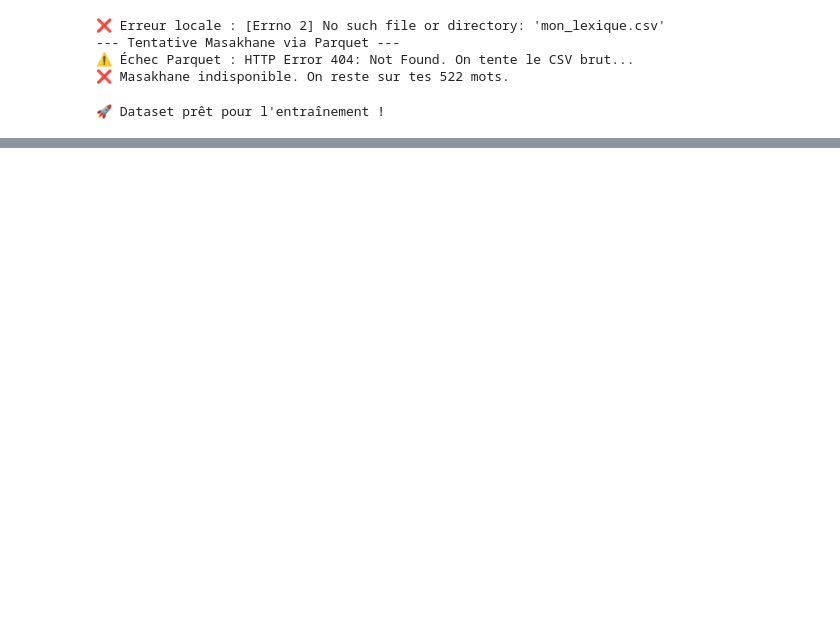
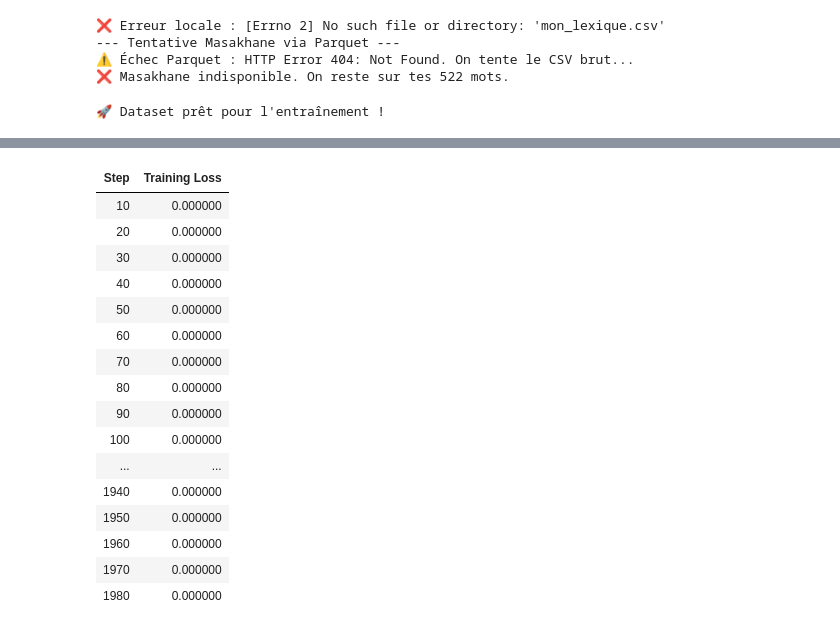
Before and after one commit to ZIRAMA-crypto/traditech225-ia, a Jupyter notebook: chatbot/chatbot.ipynb, the cells around one changed output, grey strips where cells are left out. Saved outputs shown, nothing was run; the diff lists cells and outputs as text; code cells hidden in the pictures; blank space fills up the shorter version.

```diff
--- a/chatbot/chatbot.ipynb
+++ b/chatbot/chatbot.ipynb
@@ -103,3 +103,77 @@ except NameError:
     print("❌ Erreur : Le 'dataset' a disparu de la mémoire. Relance la cellule précédente qui crée le fichier JSONL.")
 # %% [output]
 🚀 Dataset prêt pour l'entraînement !
+# %%
+import os
+import pandas as pd
+import json
+import torch
+from datasets import load_dataset
+from transformers import T5Tokenizer, T5ForConditionalGeneration, DataCollatorForSeq2Seq, TrainingArguments, Trainer
+
+# --- 1. RE-CRÉATION DU DOSSIER ET DU FICHIER ---
+os.makedirs("data/processed", exist_ok=True)
+chatbot_data = []
+
+try:
+    # Lecture directe de ton CSV
+    local_df = pd.read_csv('mon_lexique.csv')
+    c1, c2 = local_df.columns[0], local_df.columns[1]
+    for _, row in local_df.iterrows():
+        chatbot_data.append({
+            "instruction": f"Comment dit-on en Dioula : {row[c1]} ?",
+            "response": f"En Dioula, on dit : {row[c2]}."
+        })
+
+    # Sauvegarde forcée en JSONL
+    output_path = "data/processed/final_chatbot_data.jsonl"
+    with open(output_path, "w", encoding="utf-8") as f:
+        for entry in chatbot_data:
+            json.dump(entry, f, ensure_ascii=False)
+            f.write("\n")
+    print(f"✅ Lexique restauré : {len(chatbot_data)} lignes.")
+except Exception as e:
+    print(f"❌ ERREUR CRITIQUE : Vérifie que 'mon_lexique.csv' est bien uploadé ! ({e})")
+
+# --- 2. PRÉPARATION DU DATASET ET DU MODÈLE ---
+if len(chatbot_data) > 0:
+    model_id = "google/flan-t5-base"
+    tokenizer = T5Tokenizer.from_pretrained(model_id)
+    model = T5ForConditionalGeneration.from_pretrained(model_id)
+
+    def preprocess_function(examples):
+        model_inputs = tokenizer(examples["instruction"], max_length=128, truncation=True, padding="max_length")
+        labels = tokenizer(text_target=examples["response"], max_length=128, truncation=True, padding="max_length")
+        model_inputs["labels"] = labels["input_ids"]
+        return model_inputs
+
+    dataset = load_dataset('json', data_files=output_path, split='train')
+    tokenized_dataset = dataset.map(preprocess_function, batched=True)
+
+  # --- 3. ENTRAÎNEMENT OPTIMISÉ ---
+training_args = TrainingArguments(
+    output_dir="./kan_chatbot_model",
+    eval_strategy="no",
+    learning_rate=1e-4,         # On augmente la vitesse (1e-4 au lieu de 5e-5)
+    per_device_train_batch_size=4, # Batch plus petit pour des mises à jour plus fréquentes
+    gradient_accumulation_steps=2,
+    num_train_epochs=30,        # On double les époques pour forcer la mémorisation
+    save_strategy="no",
+    fp16=torch.cuda.is_available(),
+    logging_steps=10,           # On veut voir l'évolution tous les 10 pas
+    report_to="none"
+)
+
+trainer = Trainer(
+    model=model,
+    args=training_args,
+    train_dataset=tokenized_dataset,
+    data_collator=DataCollatorForSeq2Seq(tokenizer, model=model),
+    # On revient à la méthode la plus stable pour passer le tokenizer
+)
+# On injecte manuellement le tokenizer dans le trainer pour la compatibilité
+trainer.tokenizer = tokenizer
+
+print("🚀 Lancement de l'entraînement correctif...")
+trainer.train()
+# %% [output]
@@ -105,0 +184,17 @@ except NameError:
+| Step | Training Loss |
+| 10 | 0.000000 |
+| 20 | 0.000000 |
+| 30 | 0.000000 |
+| 40 | 0.000000 |
+| 50 | 0.000000 |
+| 60 | 0.000000 |
+| 70 | 0.000000 |
+| 80 | 0.000000 |
+| 90 | 0.000000 |
+| 100 | 0.000000 |
+| ... | ... |
+| 1940 | 0.000000 |
+| 1950 | 0.000000 |
+| 1960 | 0.000000 |
+| 1970 | 0.000000 |
+| 1980 | 0.000000 |
```
Also changed, not shown: parts of 1 cell of this notebook.
